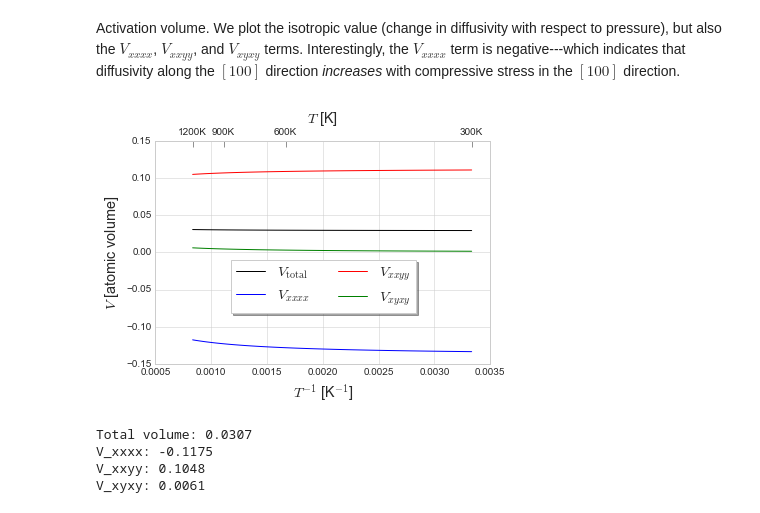
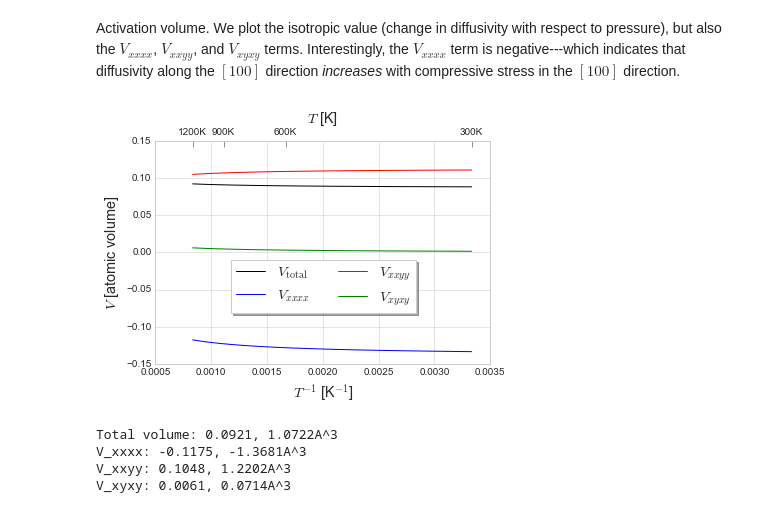
Before and after one commit to DallasTrinkle/Onsager, a Jupyter notebook: examples/Fe-C.ipynb, the cells around one changed output. Saved outputs shown, nothing was run; the diff lists cells and outputs as text; code cells hidden in the pictures.

```diff
--- a/examples/Fe-C.ipynb
+++ b/examples/Fe-C.ipynb
@@ -159,39 +159,39 @@ Vlist = []
 for T in Trange:
     beta = 1./(kB*T)
     D, dD = FeCdiffuser.elastodiffusion(FeCthermodict['pre'], beta*FeCthermodict['ene'],
                                         [beta*FeCthermodict['dipole']],
                                         FeCthermodict['preT'], beta*FeCthermodict['eneT'],
                                         [beta*FeCthermodict['dipoleT']])
     Dlist.append(D[0,0])
     Vtensor = (kB*T/(D[0,0]))*np.tensordot(dD, stensor, axes=((2,3),(0,1)))
-    Vlist.append([np.trace(np.trace(Vtensor))/9,
+    Vlist.append([np.trace(np.trace(Vtensor))/3,
                   Vtensor[0,0,0,0], Vtensor[0,0,1,1], Vtensor[0,1,0,1]])
 V = np.array(Vlist)
 fig, ax1 = plt.subplots()
 ax1.plot(1./Trange, V[:,0], 'k', label='$V_{\\rm{total}}$')
 ax1.plot(1./Trange, V[:,1], 'b', label='$V_{xxxx}$')
 ax1.plot(1./Trange, V[:,2], 'r', label='$V_{xxyy}$')
 ax1.plot(1./Trange, V[:,3], 'g', label='$V_{xyxy}$')
 ax1.set_yscale('linear')
 ax1.set_ylabel('$V$ [atomic volume]', fontsize='x-large')
 ax1.set_xlabel('$T^{-1}$ [K$^{-1}$]', fontsize='x-large')
 ax1.legend(bbox_to_anchor=(0.3,0.3,0.5,0.2), ncol=2,
            shadow=True, frameon=True, fontsize='x-large')
 ax2 = ax1.twiny()
 ax2.set_xlim(ax1.get_xlim())
 ax2.set_xticks([1./t for t in Tlabels])
 ax2.set_xticklabels(["{:.0f}K".format(t) for t in Tlabels])
 ax2.set_xlabel('$T$ [K]', fontsize='x-large')
 ax2.grid(False)
 ax2.tick_params(axis='x', top='on', direction='in', length=6)
 plt.show()
 # plt.savefig('Fe-C-activation-volume.pdf', transparent=True, format='pdf')
 # %% [output]
-[figure, old version]
+[figure, new version]
 # %%
-print('Total volume: {v[0]:.4f}\nV_xxxx: {v[1]:.4f}\nV_xxyy: {v[2]:.4f}\nV_xyxy: {v[3]:.4f}'.format(v=V[-1,:]))
+print('Total volume: {v[0]:.4f}, {V[0]:.4f}A^3\nV_xxxx: {v[1]:.4f}, {V[1]:.4f}A^3\nV_xxyy: {v[2]:.4f}, {V[2]:.4f}A^3\nV_xyxy: {v[3]:.4f}, {V[3]:.4f}A^3'.format(v=V[-1,:], V=V[-1,:]*1e3*Fe.volume))
 # %% [output]
-Total volume: 0.0307
-V_xxxx: -0.1175
-V_xxyy: 0.1048
-V_xyxy: 0.0061
+Total volume: 0.0921, 1.0722A^3
+V_xxxx: -0.1175, -1.3681A^3
+V_xxyy: 0.1048, 1.2202A^3
+V_xyxy: 0.0061, 0.0714A^3
```
Also changed, not shown: parts of 3 cells of this notebook.
